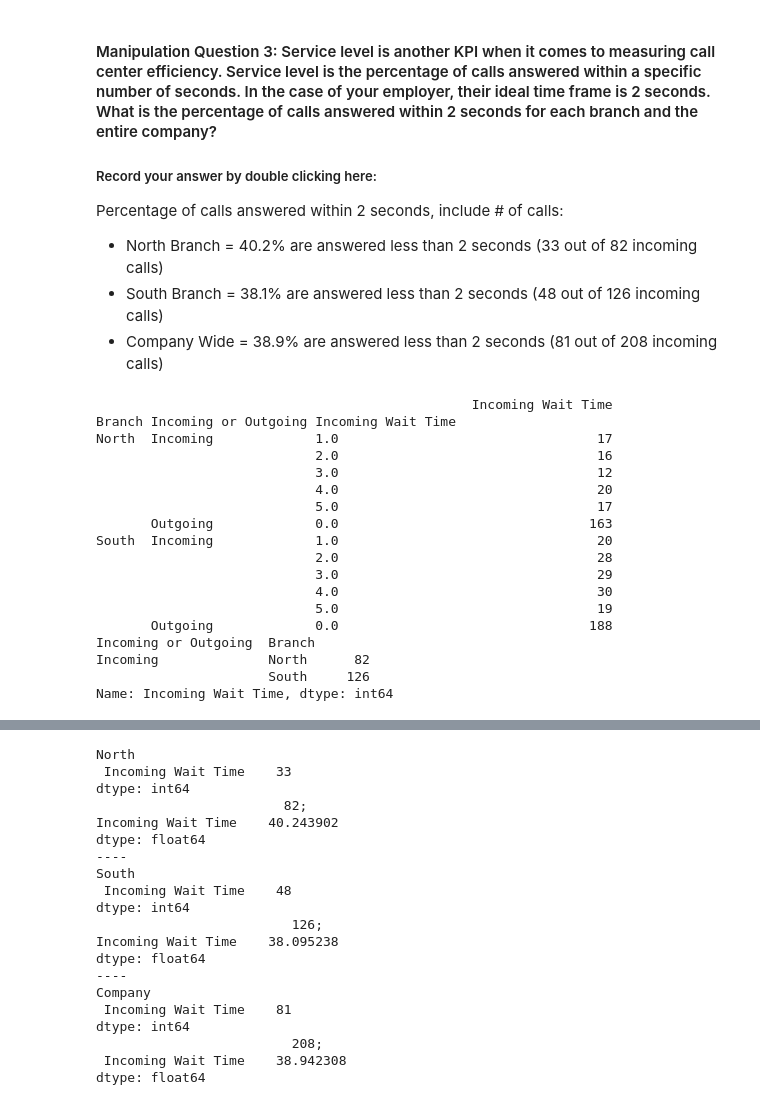
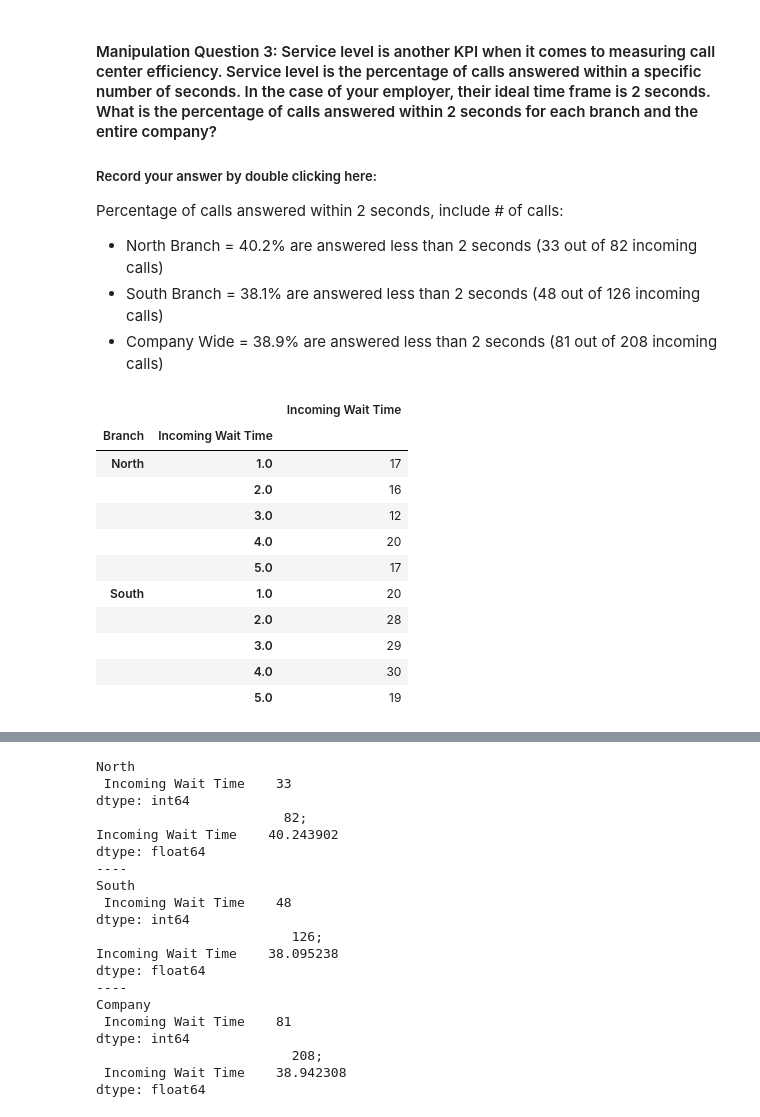
Before and after one commit to odelmas-sci/call-center-cleanup-assignment-2, a Jupyter notebook: Call_Center_Cleanup.ipynb, the cells around one changed output, grey strips where cells are left out. Drawn from its saved outputs; the diff is of its cells as text; code cells hidden in the pictures.

```diff
--- a/Call_Center_Cleanup.ipynb
+++ b/Call_Center_Cleanup.ipynb
@@ -182,6 +175,0 @@ Calls - 0%
-# %%
-#Fill in missing values for Incoming Wait Time feature for South Call Center
-south_df["Incoming Wait Time"] = south_df["Incoming Wait Time"].fillna("No Wait")
-south_df["Incoming Wait Time"].value_counts(ascending = True)
-south_df["Incoming Wait Time"] = south_df["Incoming Wait Time"].replace({"No Wait": 0.0})
-south_df["Incoming Wait Time"].value_counts(ascending = True) #changed No Wait to 0.0 so I can analyze it later
@@ -466,29 +435,24 @@ Percentage of calls answered within 2 seconds, include # of calls:
 - Company Wide = 38.9% are answered less than 2 seconds (81 out of 208 incoming calls)
 # %%
 # Code Used
-# Add Additional Cells as needed.,
-incoming_wait_time = df.groupby(["Branch","Incoming or Outgoing"])["Incoming Wait Time"].value_counts()
+# Add Additional Cells as needed.
+
+#Grouped by "Branch" then "Incoming or Outgoing", then looked at "Incoming Wait Time"
+incoming_wait_time = df.groupby("Branch")["Incoming Wait Time"].value_counts()
+#incoming_wait is converted to DataFrame
 incoming_wait = pd.DataFrame(incoming_wait_time).sort_index()
-print(incoming_wait)
-groupby_incoming = df.groupby(["Incoming or Outgoing","Branch"])["Incoming Wait Time"].agg("count")
-groupby_incomings = groupby_incoming.drop("Outgoing")
-print(groupby_incomings)
+#All Outgoing Calls are not included because those are null values
+incoming_wait
 # %% [output]
-                                                Incoming Wait Time
-Branch Incoming or Outgoing Incoming Wait Time
-North  Incoming             1.0                                 17
-                            2.0                                 16
-                            3.0                                 12
-                            4.0                                 20
-                            5.0                                 17
-       Outgoing             0.0                                163
-South  Incoming             1.0                                 20
-                            2.0                                 28
-                            3.0                                 29
-                            4.0                                 30
-                            5.0                                 19
-       Outgoing             0.0                                188
-Incoming or Outgoing  Branch
-Incoming              North      82
-                      South     126
-Name: Incoming Wait Time, dtype: int64
+|  |  | Incoming Wait Time |
+| Branch | Incoming Wait Time |  |
+| North | 1.0 | 17 |
+|  | 2.0 | 16 |
+|  | 3.0 | 12 |
+|  | 4.0 | 20 |
+|  | 5.0 | 17 |
+| South | 1.0 | 20 |
+|  | 2.0 | 28 |
+|  | 3.0 | 29 |
+|  | 4.0 | 30 |
+|  | 5.0 | 19 |
```
Also changed, not shown: parts of 18 cells of this notebook.
